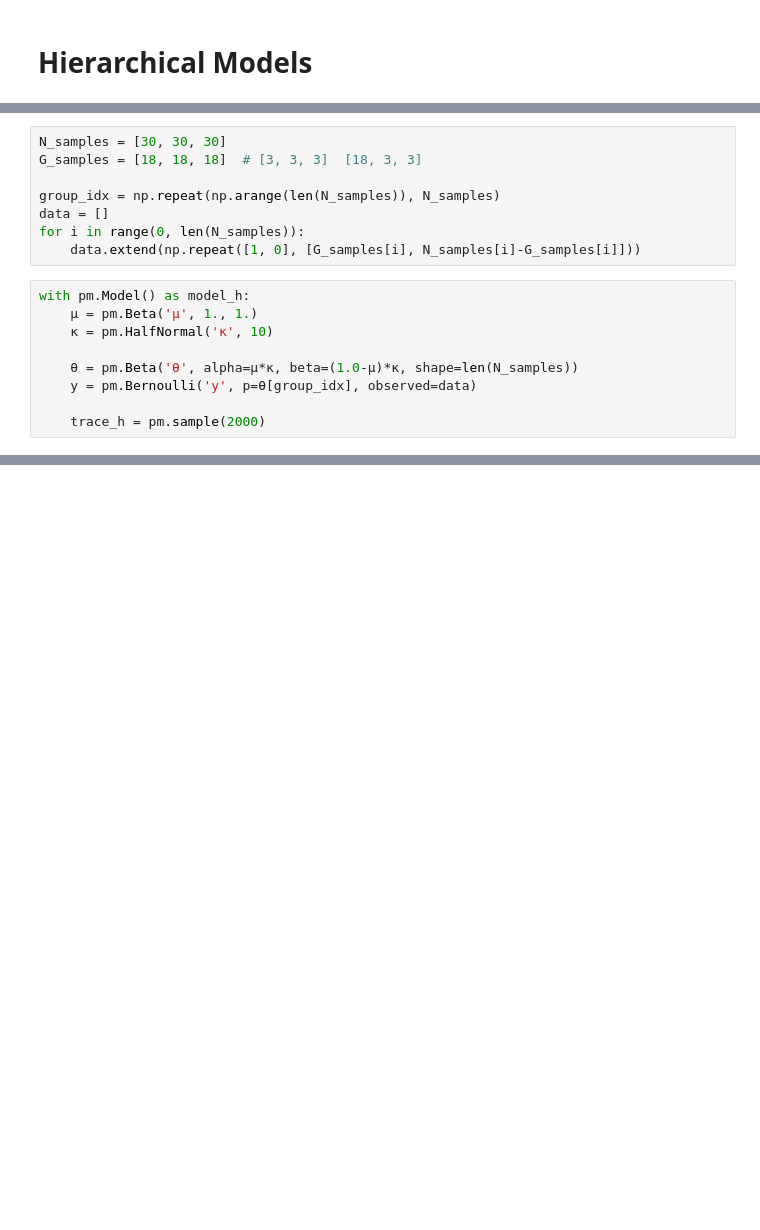
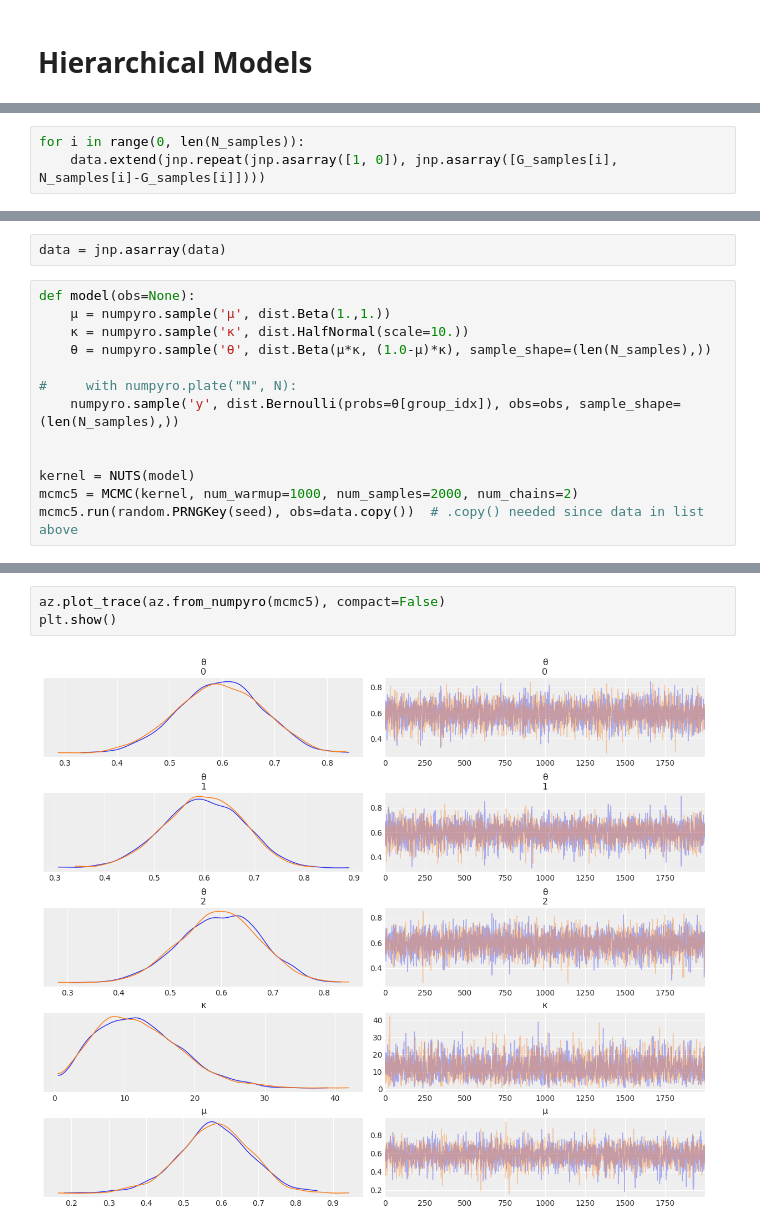
Before and after one commit to tallamjr/bap-numpyro, a Jupyter notebook: notebooks/02-programming-probabilistically.ipynb, the cells around one changed output, grey strips where cells are left out. Cells and saved outputs as stored; diff of their text form; blank space fills up the shorter version.

```diff
--- a/notebooks/02-programming-probabilistically.ipynb
+++ b/notebooks/02-programming-probabilistically.ipynb
@@ -397,17 +415,3 @@ plt.savefig('B11197_02_18.png', dpi=300)
 # %%
-N_samples = [30, 30, 30]
-G_samples = [18, 18, 18]  # [3, 3, 3]  [18, 3, 3]
-
-group_idx = np.repeat(np.arange(len(N_samples)), N_samples)
-data = []
 for i in range(0, len(N_samples)):
-    data.extend(np.repeat([1, 0], [G_samples[i], N_samples[i]-G_samples[i]]))
+    data.extend(jnp.repeat(jnp.asarray([1, 0]), jnp.asarray([G_samples[i], N_samples[i]-G_samples[i]])))
-# %%
-with pm.Model() as model_h:
-    μ = pm.Beta('μ', 1., 1.)
-    κ = pm.HalfNormal('κ', 10)
-
-    θ = pm.Beta('θ', alpha=μ*κ, beta=(1.0-μ)*κ, shape=len(N_samples))
-    y = pm.Bernoulli('y', p=θ[group_idx], observed=data)
-
-    trace_h = pm.sample(2000)
@@ -416,0 +418,15 @@ plt.savefig('B11197_02_20.png', dpi=300)
+# %%
+data = jnp.asarray(data)
+# %%
+def model(obs=None):
+    μ = numpyro.sample('μ', dist.Beta(1.,1.))
+    κ = numpyro.sample('κ', dist.HalfNormal(scale=10.))
+    θ = numpyro.sample('θ', dist.Beta(μ*κ, (1.0-μ)*κ), sample_shape=(len(N_samples),))
+
+#     with numpyro.plate("N", N):
+    numpyro.sample('y', dist.Bernoulli(probs=θ[group_idx]), obs=obs, sample_shape=(len(N_samples),))
+
+
+kernel = NUTS(model)
+mcmc5 = MCMC(kernel, num_warmup=1000, num_samples=2000, num_chains=2)
+mcmc5.run(random.PRNGKey(seed), obs=data.copy())  # .copy() needed since data in list above
@@ -417 +435,6 @@ plt.savefig('B11197_02_20.png', dpi=300)
+# %%
+az.plot_trace(az.from_numpyro(mcmc5), compact=False)
+plt.show()
+# %% [output]
+[figure, added]
 # %%
```
Also changed, not shown: parts of 26 cells of this notebook.
